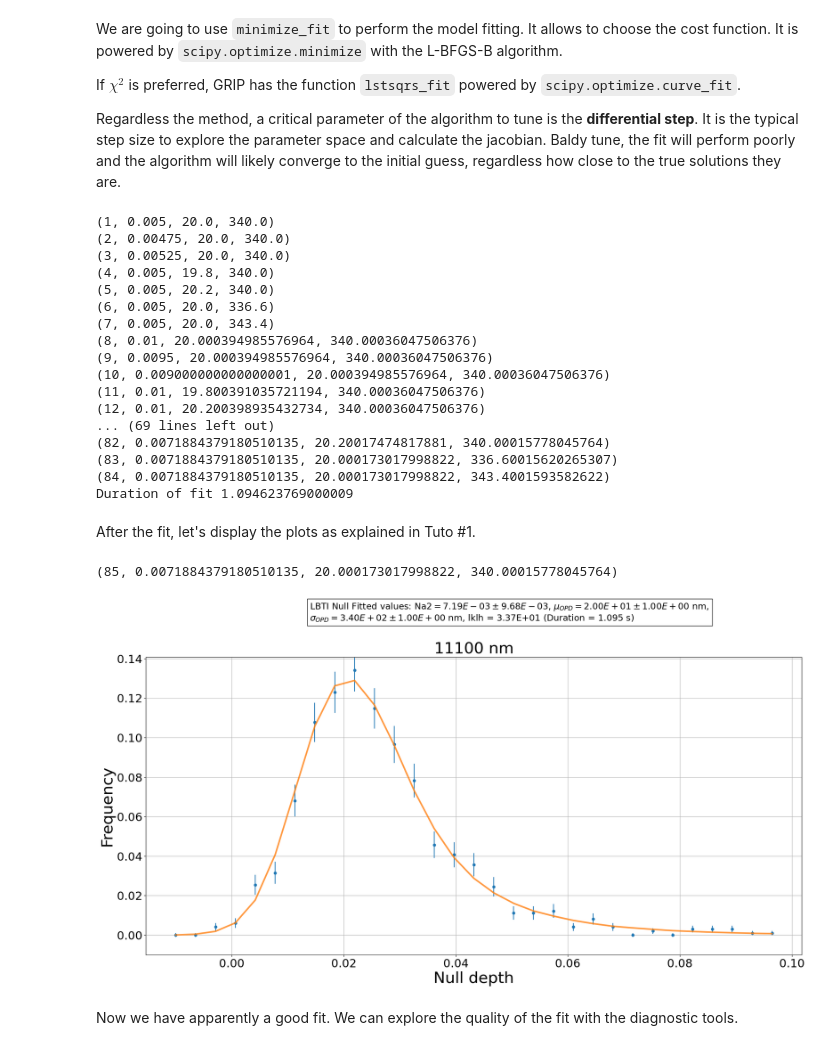
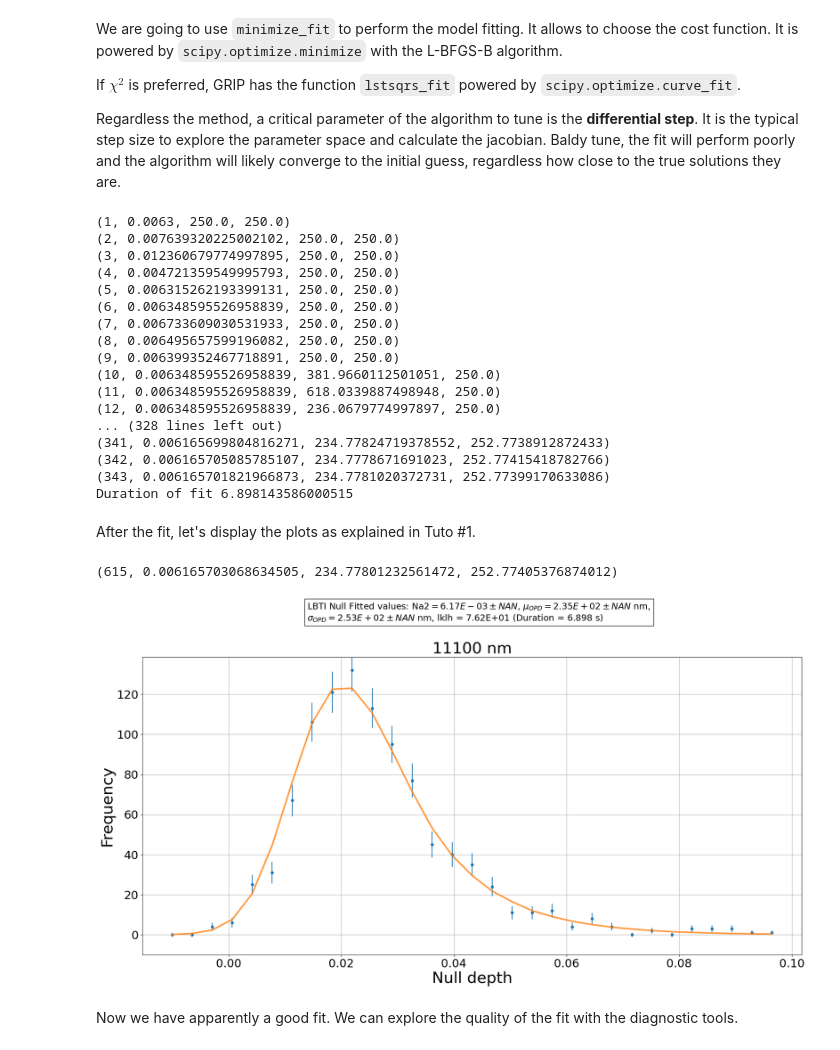
Before and after one commit to mamartinod/grip-nulling, a Jupyter notebook: tutorials/tuto3_fit_with_likelihood.ipynb, the cells around one changed output. Saved outputs shown, nothing was run; the diff lists cells and outputs as text; code cells hidden in the pictures.

```diff
--- a/tutorials/tuto3_fit_with_likelihood.ipynb
+++ b/tutorials/tuto3_fit_with_likelihood.ipynb
@@ -20,18 +28,11 @@ datafolder = 'dataset/'
 darkfolder = datafolder
 save_path = 'results/'
 # %%
-import grip
-try:
-    import cupy as cp # To use the GPU to speed up the process
-except ModuleNotFoundError:
-    import numpy as cp # If no GPU, we load numpy again with the same acronym to still use the functions
-
-
 wl_min, wl_max = 11000, 11200
 dark_list = ['dataset/UT2015-02-08_ID009_SCI_bet_Leo_DIT-60ms_11um_BCKG.hdf5']
 data_list = ['dataset/UT2015-02-08_ID009_SCI_bet_Leo_DIT-60ms_11um_NULL.hdf5']
-dark = grip.load_data(dark_list, ['wl_scale', 'Iminus1', 'p1', 'p2'], (wl_min, wl_max))
-data = grip.load_data(data_list, ['wl_scale', 'Iminus1', 'p1', 'p2', 'intraphase_rms'], (wl_min, wl_max))
+dark = grip.load_data(dark_list, ['wl_scale', 'Iminus1', 'p1', 'p2'], (wl_min, wl_max), 'hdf5')
+data = grip.load_data(data_list, ['wl_scale', 'Iminus1', 'p1', 'p2', 'intraphase_rms'], (wl_min, wl_max), 'hdf5')
 
 wl_scale = data['wl_scale']
 dark_IA, dark_IB = dark['p1'], dark['p2']
@@ -45,7 +46,7 @@ data_null = Iminus / Iplus # Calculated null depth
 
 # Get the histogram
 bin_bounds = (-0.01, 0.1) # Minimum and maximum values of the bins of the histogram
-normed=True # We want to normalise the histogram by its sum
+normed = False # We want to normalise the histogram by its sum
 
 null_axis, null_pdf, null_pdf_err, sz = grip.compute_data_histogram(data_null, \
                                                           bin_bounds, \
@@ -131,12 +132,12 @@ The parameters to explore are:
 
 We first need to set the boundaries and the initial guesses.
 # %%
-bounds_mu = (0, 800) # Boundaries of mu opd
-bounds_sig = (200, 400) # Boundaries of sig opd
-bounds_na = (0.0, 0.01) # Boundaries of Na
-mu_opd = 20. # initial guess of DeltaPhi mu
-sig_opd = 340. # initial guess of DeltaPhi sig
-na = 0.005 # initial guess of astro null
+bounds_mu = (0, 1000) # Boundaries of mu opd
+bounds_sig = (100, 300) # Boundaries of sig opd
+bounds_na = (0.0, 0.02) # Boundaries of Na
+mu_opd = 250. # initial guess of DeltaPhi mu
+sig_opd = 250. # initial guess of DeltaPhi sig
+na = 0.0063 # initial guess of astro null
 
 # Compile them into a readable tuple called by the TRF algorithm
 bounds_fit = np.array(([bounds_na[0], bounds_mu[0], bounds_sig[0]],
@@ -149,7 +150,6 @@ instrument_constants = (spec_chan_width, np.pi)
 n_samp_total = int(2e6)
 n_samp_per_loop = int(1e6)
 nloop = n_samp_total // n_samp_per_loop
-diffstep_lklh = [0.05, 0.01, 0.01] # differential step
 # %% [markdown]
 We are going to use `minimize_fit` to perform the model fitting.
 It allows to choose the cost function.
@@ -162,60 +162,61 @@ It is the typical step size to explore the parameter space and calculate the jac
 Baldy tune, the fit will perform poorly and the algorithm will likely converge to the initial guess, regardless how close to the true solutions they are.
 # %%
 cost_fun_args = (wl_scale, grip.lbti_model, instrument_constants, rvu_opd, cdfs, rvus)
-cost_fun_kwargs = {'n_samp_per_loop':n_samp_per_loop, 'nloop':nloop, 'verbose':True}
+cost_fun_kwargs = {'n_samp_per_loop':n_samp_per_loop, 'nloop':nloop, 'verbose':True, 'normed':True}
+neg_log_multinomial = grip.return_neg_func(grip.log_multinomial)
 start = time()
-popt, pcov, res = grip.minimize_fit(grip.neg_log_multinomial, grip.create_histogram_model, initial_guess,
+popt, pcov, res = grip.minimize_fit(neg_log_multinomial, grip.create_histogram_model, initial_guess,
                                 null_axis, null_pdf, yerr=None, bounds=bounds_fit,
-                                diff_step=diffstep_lklh, func_args=cost_fun_args, func_kwargs=cost_fun_kwargs)
+                                func_args=cost_fun_args, func_kwargs=cost_fun_kwargs)
 stop = time()
 print('Duration of fit', stop - start)
 # %% [output]
-(1, 0.005, 20.0, 340.0)
-(2, 0.00475, 20.0, 340.0)
-(3, 0.00525, 20.0, 340.0)
-(4, 0.005, 19.8, 340.0)
-(5, 0.005, 20.2, 340.0)
-(6, 0.005, 20.0, 336.6)
-(7, 0.005, 20.0, 343.4)
-(8, 0.01, 20.000394985576964, 340.00036047506376)
-(9, 0.0095, 20.000394985576964, 340.00036047506376)
-(10, 0.009000000000000001, 20.000394985576964, 340.00036047506376)
-(11, 0.01, 19.800391035721194, 340.00036047506376)
-(12, 0.01, 20.200398935432734, 340.00036047506376)
-... (69 lines left out)
-(82, 0.0071884379180510135, 20.20017474817881, 340.00015778045764)
-(83, 0.0071884379180510135, 20.000173017998822, 336.60015620265307)
-(84, 0.0071884379180510135, 20.000173017998822, 343.4001593582622)
-Duration of fit 1.094623769000009
+(1, 0.0063, 250.0, 250.0)
+(2, 0.007639320225002102, 250.0, 250.0)
+(3, 0.012360679774997895, 250.0, 250.0)
+(4, 0.004721359549995793, 250.0, 250.0)
+(5, 0.006315262193399131, 250.0, 250.0)
+(6, 0.006348595526958839, 250.0, 250.0)
+(7, 0.006733609030531933, 250.0, 250.0)
+(8, 0.006495657599196082, 250.0, 250.0)
+(9, 0.006399352467718891, 250.0, 250.0)
+(10, 0.006348595526958839, 381.9660112501051, 250.0)
+(11, 0.006348595526958839, 618.0339887498948, 250.0)
+(12, 0.006348595526958839, 236.0679774997897, 250.0)
+... (328 lines left out)
+(341, 0.006165699804816271, 234.77824719378552, 252.7738912872433)
+(342, 0.006165705085785107, 234.7778671691023, 252.77415418782766)
+(343, 0.006165701821966873, 234.7781020372731, 252.77399170633086)
+Duration of fit 6.898143586000515
 # %% [markdown]
 After the fit, let's display the plots as explained in Tuto \#1.
 # %%
 uncertainties = np.diag(pcov)**0.5
 na_opt = popt[0]
-out = grip.create_histogram_model(popt, null_axis, wl_scale, grip.lbti_model, instrument_constants, rvu_opd, cdfs, rvus, n_samp_per_loop=n_samp_per_loop, nloop=nloop)[0]
-
+out = grip.create_histogram_model(popt, null_axis, wl_scale, grip.lbti_model, instrument_constants, rvu_opd, cdfs, rvus, n_samp_per_loop=n_samp_per_loop, nloop=nloop, normed=normed)[0]
+out = out / out.sum() * null_pdf.sum()
 key = 'LBTI Null'
 basin_hopping_count = 0
 
 nb_rows_plot = 3
 label_optimizer = 'lklh'
 text_params = '%s ' % key+'Fitted values: ' +\
     'Na2$ = %.2E \pm %.2E$, ' % (na_opt,
                                 uncertainties[0]) +\
     r'$\mu_{OPD} = %.2E \pm %.2E$ nm, ' % (popt[1],
                                             uncertainties[1]) +\
     '\n' + r'$\sigma_{OPD} = %.2E \pm %.2E$ nm,' % (
         popt[2], uncertainties[2]) +\
     ' '+label_optimizer+' = %.2E ' % (res.fun) +\
     '(Duration = %.3f s)' % (stop-start)
 
 save_name = key + '_' + '%03d' % (basin_hopping_count) + '_' + str(wl_min) + '-' + str(wl_max) + '_' + os.path.basename(datafolder[:-1])
 grip.plot_null_distributions(nb_rows_plot, wl_scale, text_params, null_axis, null_pdf,\
                             null_pdf_err, save_path, save_name, model=out,\
-                                save_fig=True)
+                                save_fig=False)
 # %% [output]
-(85, 0.0071884379180510135, 20.000173017998822, 340.00015778045764)
+(615, 0.006165703068634505, 234.77801232561472, 252.77405376874012)
-[figure, old version]
+[figure, new version]
 # %% [markdown]
 Now we have apparently a good fit.
 We can explore the quality of the fit with the diagnostic tools.
```
Also changed, not shown: parts of 3 cells of this notebook, 4 other files.
